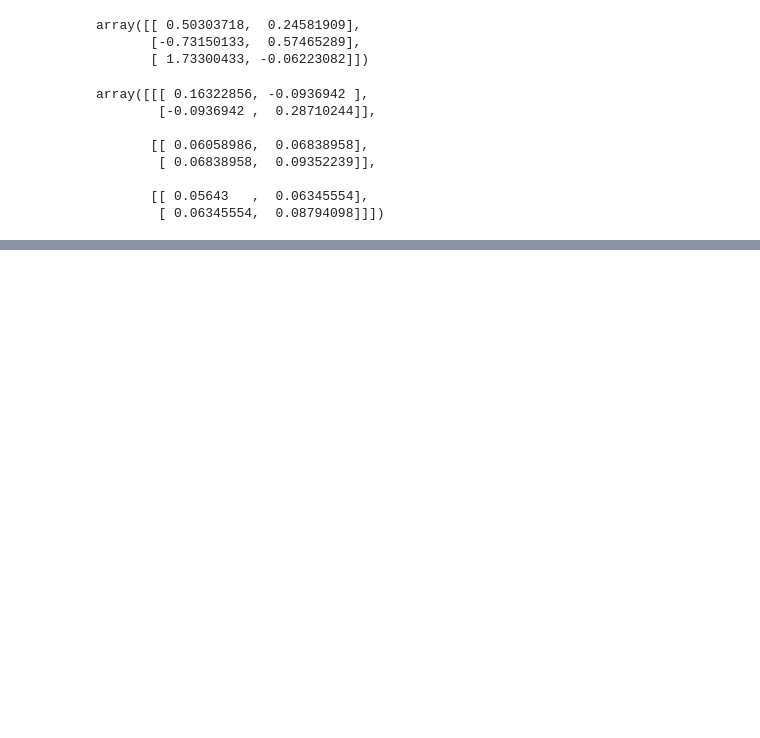
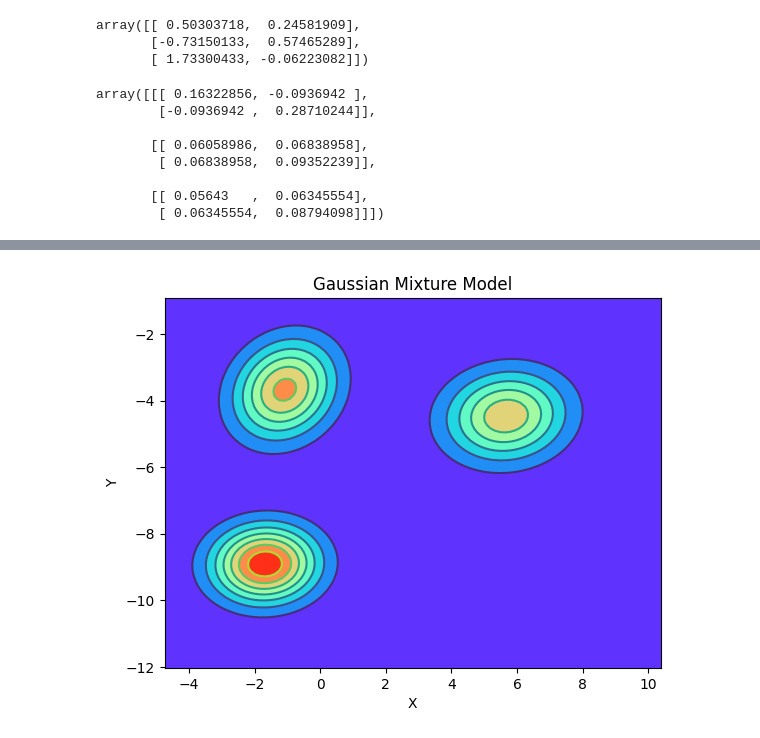
Before and after one commit to zqTheDesigner/reading_hands-on-machine-learning-with-scikit-learn-keras-tensorflow, a Jupyter notebook: CH-9 Unsupervised Learning.ipynb, the cells around one changed output, grey strips where cells are left out. Saved outputs shown, nothing was run; the diff lists cells and outputs as text; code cells hidden in the pictures; blank space fills up the shorter version.

```diff
--- a/CH-9 Unsupervised Learning.ipynb
+++ b/CH-9 Unsupervised Learning.ipynb
@@ -122,0 +150,28 @@ array([[[ 0.16322856, -0.0936942 ],
+# %%
+# Generate a meshgrid of points to visualize the model's density:
+
+import numpy as np
+
+x_min, x_max = X[:, 0].min() - 1, X[:, 0].max() + 1
+y_min, y_max = X[:, 1].min() - 1, X[:, 1].max() + 1
+xx, yy = np.meshgrid(np.linspace(x_min, x_max, 100), np.linspace(y_min, y_max, 100))
+grid_points = np.column_stack((xx.ravel(), yy.ravel()))
+# %%
+# Compute the density of the GMM at each point in the meshgrid:
+
+density = np.exp(gm.score_samples(grid_points))
+density = density.reshape(xx.shape)
+# %%
+# Plot the GMM and data points:
+
+
+plt.scatter(X[:, 0], X[:, 1], alpha=0.5)  # Scatter plot of the data points
+plt.contour(xx, yy, density)  # Contour plot of the GMM density
+plt.contourf(xx, yy, density, cmap='rainbow')
+
+plt.xlabel('X')
+plt.ylabel('Y')
+plt.title('Gaussian Mixture Model')
+plt.show()
+# %% [output]
+[figure, added]
```
Also changed, not shown: parts of 6 cells of this notebook.
